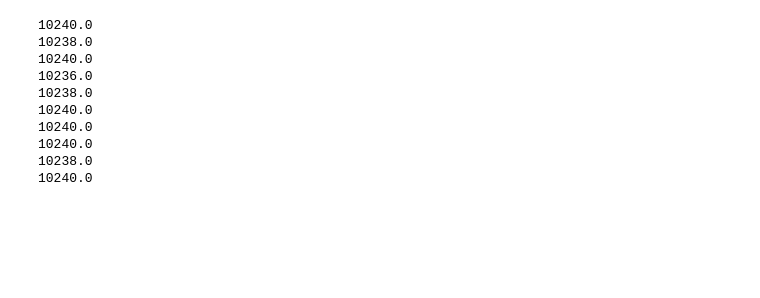
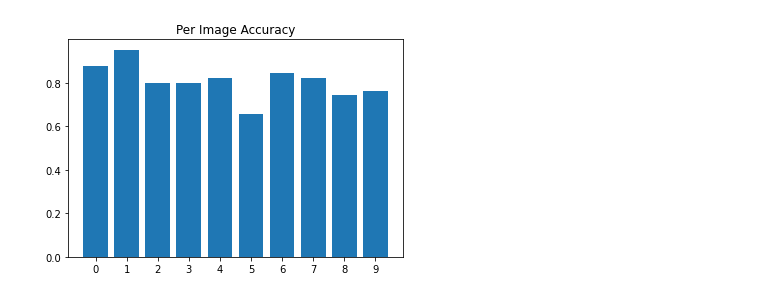
Before and after one commit to HCEspino/CS295_FinalProject, a Jupyter notebook: classifier.ipynb, the cells around one changed output. Drawn from its saved outputs; the diff is of its cells as text; code cells hidden in the pictures; blank space fills up the shorter version.

```diff
--- a/classifier.ipynb
+++ b/classifier.ipynb
@@ -168,15 +237,12 @@ print(np.array(encoder.classvecs['0']).shape)
-# %%
-for key, val in encoder.classvecs.items():
-    #print(val)
-    print(np.sum(val))
-# %% [output]
-10240.0
-10238.0
-10240.0
-10236.0
-10238.0
-10240.0
-10240.0
-10240.0
-10238.0
-10240.0
+# %%
+per_img_acc = np.zeros(len(mat))
+for i in range(len(mat)):
+    per_img_acc[i] = mat[i][i] / np.sum(mat[i])
+# %%
+x_label = np.arange(0, 10)
+plt.bar(x_label, per_img_acc)
+plt.xticks(x_label)
+plt.title("Per Image Accuracy")
+plt.show()
+# %% [output]
+[figure, added]
```
Also changed, not shown: parts of 14 cells of this notebook, 1 other file.
